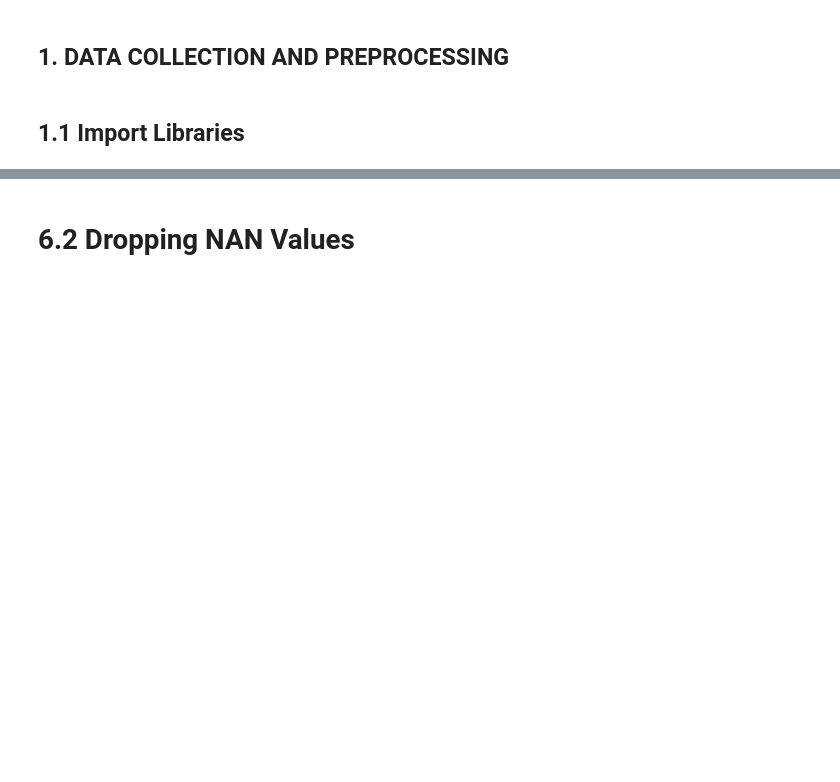
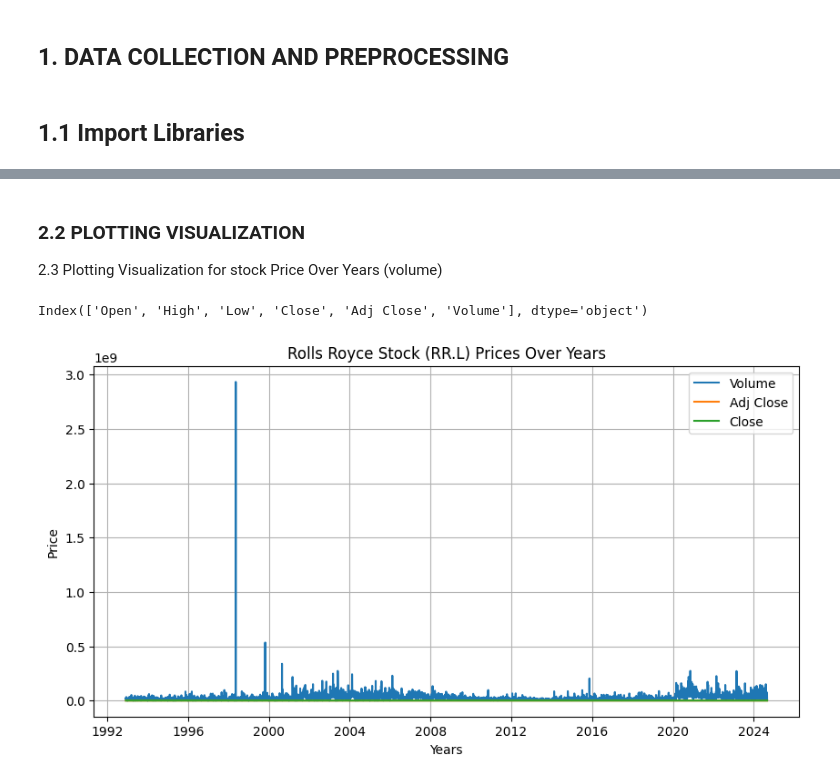
Before and after one commit to Ajah-Stephen/MSCPROJECT, a Jupyter notebook: MSCPROJECT.ipynb, the cells around one changed output, grey strips where cells are left out. Saved outputs shown, nothing was run; the diff lists cells and outputs as text; code cells hidden in the pictures; blank space fills up the shorter version.

```diff
--- a/MSCPROJECT.ipynb
+++ b/MSCPROJECT.ipynb
@@ -594,15 +192,0 @@ std     102.720429   102.714057   102.707552   102.693681   102.664141
-# %%
-# Identify anomalies
-rolls['Returns'] = rolls['Close'].pct_change()
-returns_mean = rolls['Returns'].mean()
-returns_std = rolls['Returns'].std()
-rolls['Anomaly'] = rolls['Returns'].apply(lambda x: 'Positive' if x > returns_mean + 3*returns_std else ('Negative' if x < returns_mean - 3*returns_std else 'Normal'))
-
-anomalies = rolls[rolls['Anomaly'] != 'Normal']
-print("Number of anomalies detected:", len(anomalies))
-print("\
-Top 5 positive anomalies:")
-print(anomalies[anomalies['Anomaly'] == 'Positive'].sort_values('Returns', ascending=False).head())
-print("\
-Top 5 negative anomalies:")
-print(anomalies[anomalies['Anomaly'] == 'Negative'].sort_values('Returns', ascending=True).head())
@@ -758,2 +193,34 @@ Requirement already satisfied: six>=1.5 in /usr/local/lib/python3.10/dist-packag
-# %% [markdown]
-# 6.2 Dropping NAN Values
+# %% [markdown]
+### 2.2 PLOTTING VISUALIZATION
+
+2.3 Plotting Visualization for stock Price Over Years (volume)
+# %%
+print(rolls.columns)
+
+# Plotting visualization for stock price over years
+if 'Date' not in rolls.columns:
+    # List potential date column names
+    potential_date_columns = ['Trade Date', 'Date Time', 'Transaction Date']
+
+    # Finding the correct date column and rename it
+    for col in potential_date_columns:
+        if col in rolls.columns:
+            rolls = rolls.rename(columns={col: 'Date'})
+            print(f"Renamed '{col}' to 'Date'")
+            break
+    else:
+        print()
+
+# Plot time series of stock prices
+plt.figure(figsize=(10, 5))
+plt.plot(rolls.index, rolls['Volume'], label='Volume')
+plt.plot(rolls.index, rolls['Adj Close'], label='Adj Close')
+plt.plot(rolls.index, rolls['Close'], label='Close')
+plt.title('Rolls Royce Stock (RR.L) Prices Over Years')
+plt.xlabel('Years')
+plt.ylabel('Price')
+plt.legend()
+plt.grid(True)
+# %% [output]
+Index(['Open', 'High', 'Low', 'Close', 'Adj Close', 'Volume'], dtype='object')
+[figure, added]
```
Also changed, not shown: parts of 162 cells of this notebook.
